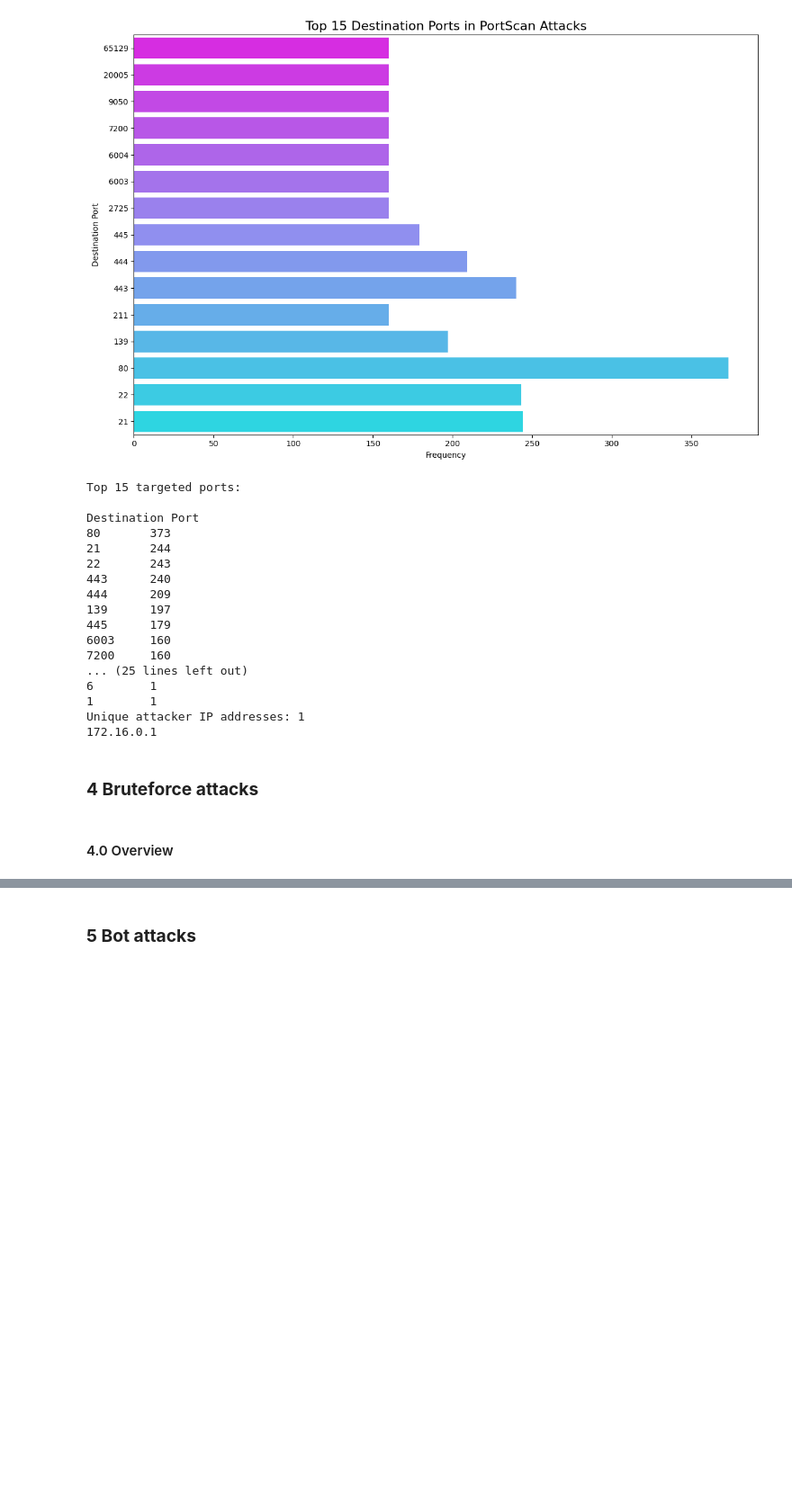
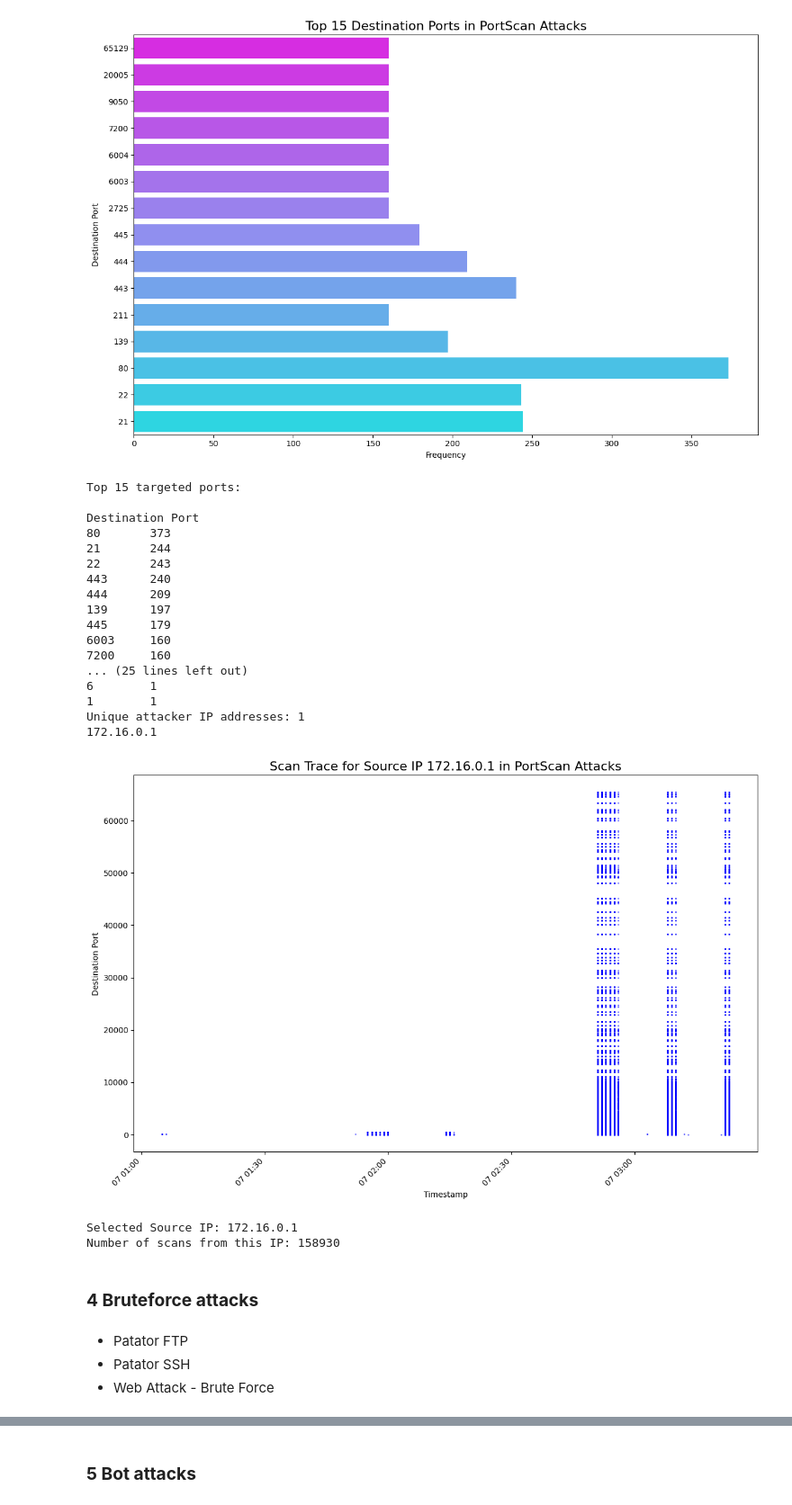
Before and after one commit to PhoXinuS/IDS-Analyzer, a Jupyter notebook: code/data_vis.ipynb, the cells around one changed output, grey strips where cells are left out. Shown at 90% size. Saved outputs shown, nothing was run; the diff lists cells and outputs as text; code cells hidden in the pictures; blank space fills up the shorter version.

Commit message:
WIP on data visualization and added full dataset into data expansion as singular file

```diff
--- a/code/data_vis.ipynb
+++ b/code/data_vis.ipynb
@@ -58,8 +58,16 @@ datasets = {
     "Fri": "../data/Fri-Expanded.csv"
 }
 
+full_dataset_path = "../data/Full-Expanded.csv"
+
 def load_dataset(day, encoding="latin1"):
     df = pd.read_csv(datasets[day], encoding=encoding)
+    df.columns = df.columns.str.strip()
+    df = df.dropna()
+    return df
+
+def load_full_dataset(encoding="latin1"):
+    df = pd.read_csv(full_dataset_path, encoding=encoding)
     df.columns = df.columns.str.strip()
     df = df.dropna()
     return df
@@ -459,10 +465,38 @@ Destination Port
 1        1
 Unique attacker IP addresses: 1
 172.16.0.1
+# %%
+df_fri = load_dataset('Fri')
+df_fri.columns = df_fri.columns.str.strip()
+df_ps = df_fri[df_fri['Label'] == 'PortScan'].copy()
+
+# Select the source IP with the most port scans
+most_active_ip = df_ps['Source IP'].value_counts().idxmax()
+df_single_ip = df_ps[df_ps['Source IP'] == most_active_ip].copy()
+df_single_ip = convert_to_datetime(df_single_ip)
+
+# Scatter plot timestamp vs destination
+plt.figure(figsize=(12, 8))
+plt.scatter(df_single_ip['Timestamp'], df_single_ip['Destination Port'], s=1, alpha=0.5, color='blue')
+plt.title(f'Scan Trace for Source IP {most_active_ip} in PortScan Attacks', fontsize=16)
+plt.xlabel('Timestamp')
+plt.ylabel('Destination Port')
+plt.xticks(rotation=45, ha='right')
+plt.tight_layout()
+plt.show()
+
+print(f"Selected Source IP: {most_active_ip}")
+print(f"Number of scans from this IP: {len(df_single_ip)}")
+# %% [output]
+[figure, added]
+Selected Source IP: 172.16.0.1
+Number of scans from this IP: 158930
 # %% [markdown]
 ### **4 Bruteforce attacks**
-# %% [markdown]
-#### 4.0 Overview
+# %% [markdown]
+- Patator FTP
+- Patator SSH
+- Web Attack - Brute Force
 # %%
 df_tue = load_dataset('Tue')
 df_thu = load_dataset('Thu')
```
Also changed, not shown: parts of 15 cells of this notebook, 1 other file.
